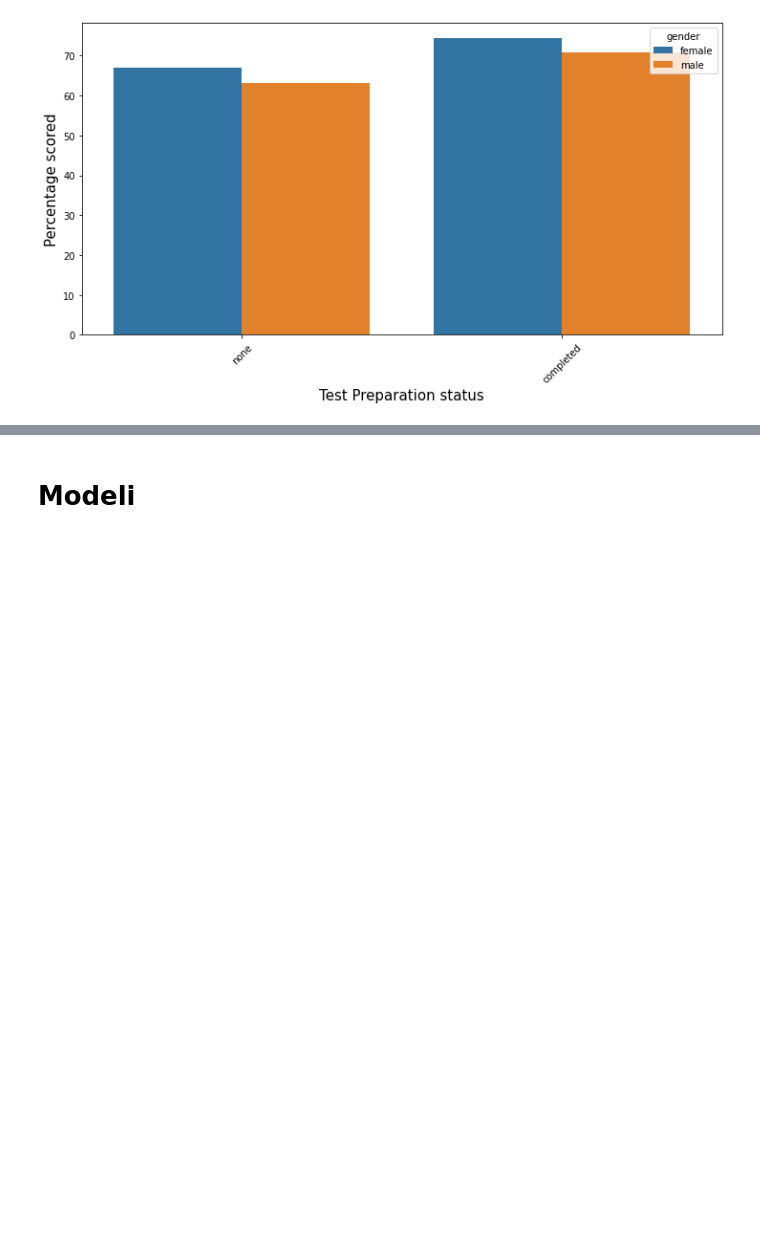
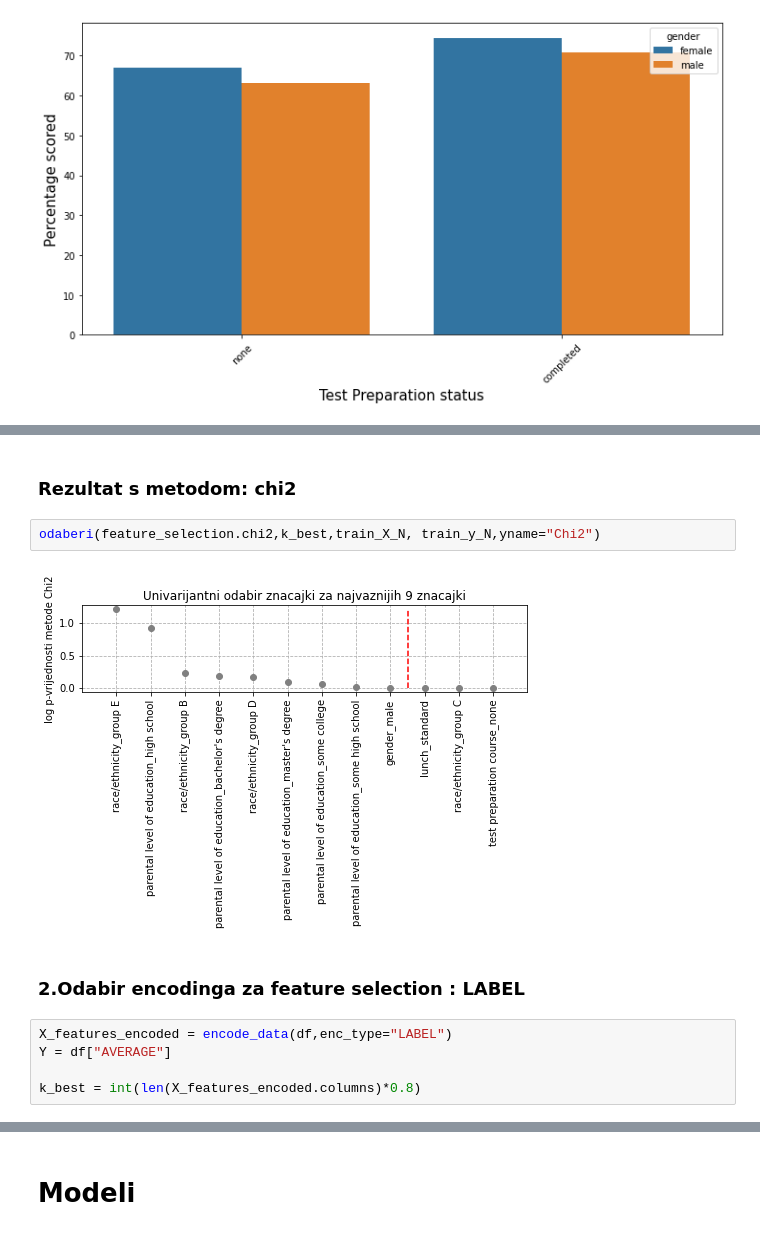
Before and after one commit to mikocij/SUprojekt, a Jupyter notebook: Projekt.ipynb, the cells around one changed output, grey strips where cells are left out. Drawn from its saved outputs; the diff is of its cells as text; blank space fills up the shorter version.

```diff
--- a/Projekt.ipynb
+++ b/Projekt.ipynb
@@ -113,0 +292,13 @@ plt.show()
+# %% [markdown]
+### Rezultat s metodom: chi2
+# %%
+odaberi(feature_selection.chi2,k_best,train_X_N, train_y_N,yname="Chi2")
+# %% [output]
+[figure, added]
+# %% [markdown]
+### 2.Odabir encodinga za feature selection : LABEL
+# %%
+X_features_encoded = encode_data(df,enc_type="LABEL")
+Y = df["AVERAGE"]
+
+k_best = int(len(X_features_encoded.columns)*0.8)
```
Also changed, not shown: parts of 76 cells of this notebook, 2 other files.
